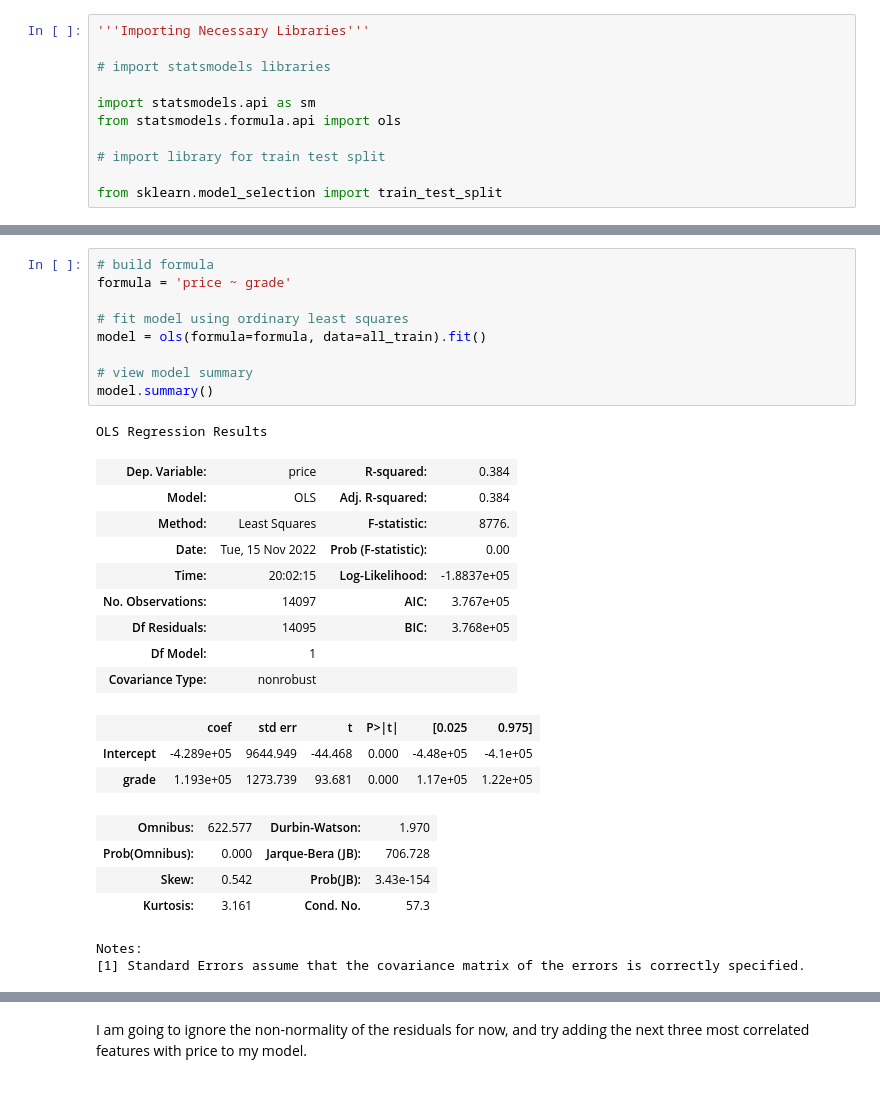
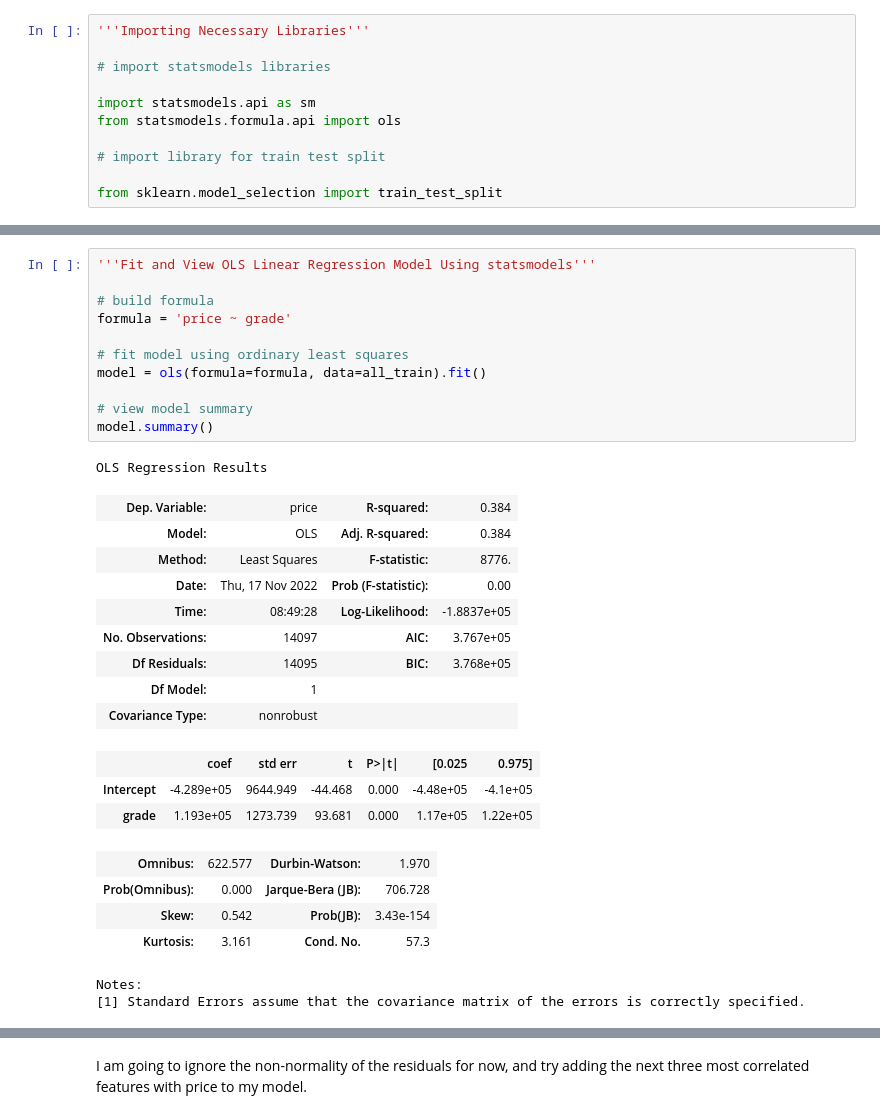
Before and after one commit to ran0027/dsc-phase2-project, a Jupyter notebook: analysis.ipynb, the cells around one changed output, grey strips where cells are left out. Cells and saved outputs as stored; diff of their text form.

```diff
--- a/analysis.ipynb
+++ b/analysis.ipynb
@@ -469,21 +529,23 @@ all_train.head()
 | 9145 | 8 | 898500.0 |
 | 10325 | 8 | 750000.0 |
 # %%
+'''Fit and View OLS Linear Regression Model Using statsmodels'''
+
 # build formula
 formula = 'price ~ grade'
 
 # fit model using ordinary least squares
 model = ols(formula=formula, data=all_train).fit()
 
 # view model summary
 model.summary()
 # %% [output]
 OLS Regression Results
 | Dep. Variable: | price | R-squared: | 0.384 |
 | Model: | OLS | Adj. R-squared: | 0.384 |
 | Method: | Least Squares | F-statistic: | 8776. |
-| Date: | Tue, 15 Nov 2022 | Prob (F-statistic): | 0.00 |
-| Time: | 20:02:15 | Log-Likelihood: | -1.8837e+05 |
+| Date: | Thu, 17 Nov 2022 | Prob (F-statistic): | 0.00 |
+| Time: | 08:49:28 | Log-Likelihood: | -1.8837e+05 |
 | No. Observations: | 14097 | AIC: | 3.767e+05 |
 | Df Residuals: | 14095 | BIC: | 3.768e+05 |
 | Df Model: | 1 |  |  |
```
Also changed, not shown: parts of 92 cells of this notebook.
